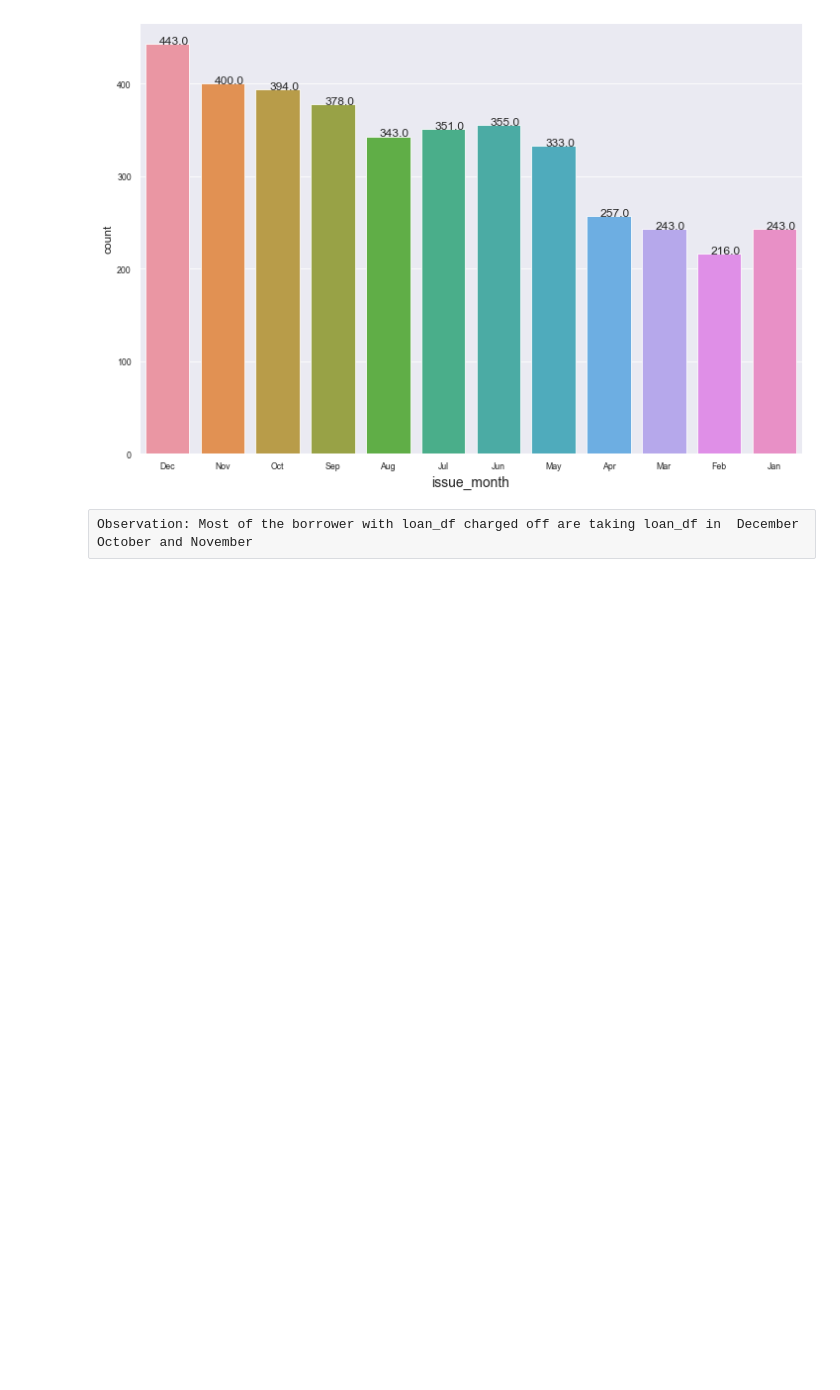
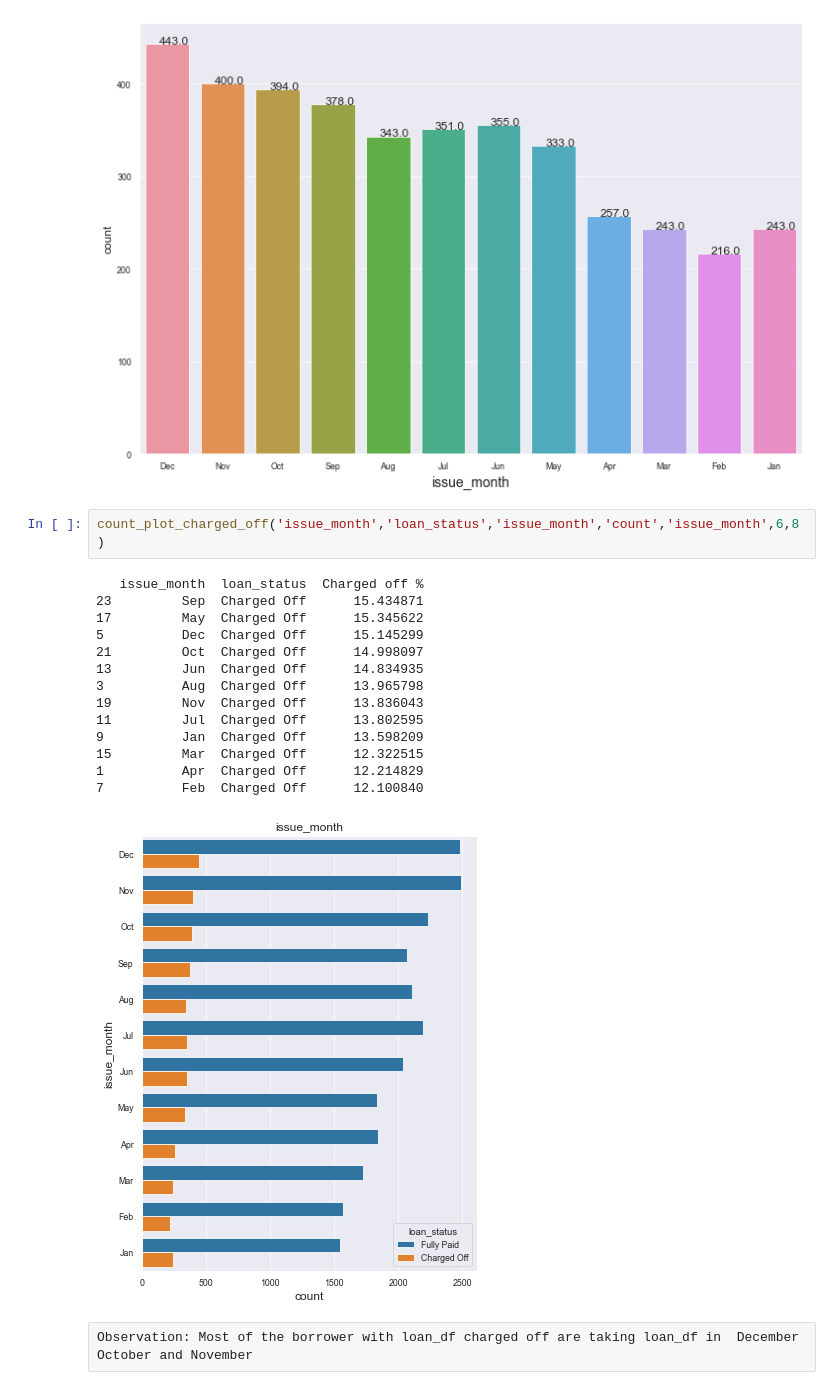
Before and after one commit to manishemnani/LendingClubCaseStudy, a Jupyter notebook: Lending_Club_Case_EDA.ipynb, the cells around one changed output. Drawn from its saved outputs; the diff is of its cells as text; blank space fills up the shorter version.

```diff
--- a/Lending_Club_Case_EDA.ipynb
+++ b/Lending_Club_Case_EDA.ipynb
@@ -577,6 +614,23 @@ basic_sns_count_plot('issue_month',loan_df[loan_df['loan_status']=='Charged Off'
 # sns.countplot(x='issue_month', data=loan_df[loan_df['loan_status']=='Charged Off'])
 # %% [output]
 [figure]
+# %%
+count_plot_charged_off('issue_month','loan_status','issue_month','count','issue_month',6,8)
+# %% [output]
+   issue_month  loan_status  Charged off %
+23         Sep  Charged Off      15.434871
+17         May  Charged Off      15.345622
+5          Dec  Charged Off      15.145299
+21         Oct  Charged Off      14.998097
+13         Jun  Charged Off      14.834935
+3          Aug  Charged Off      13.965798
+19         Nov  Charged Off      13.836043
+11         Jul  Charged Off      13.802595
+9          Jan  Charged Off      13.598209
+15         Mar  Charged Off      12.322515
+1          Apr  Charged Off      12.214829
+7          Feb  Charged Off      12.100840
+[figure, added]
 # %% [raw]
 Observation: Most of the borrower with loan_df charged off are taking loan_df in  December October and November
 # %%
```
Also changed, not shown: parts of 14 cells of this notebook, 1 other file.
